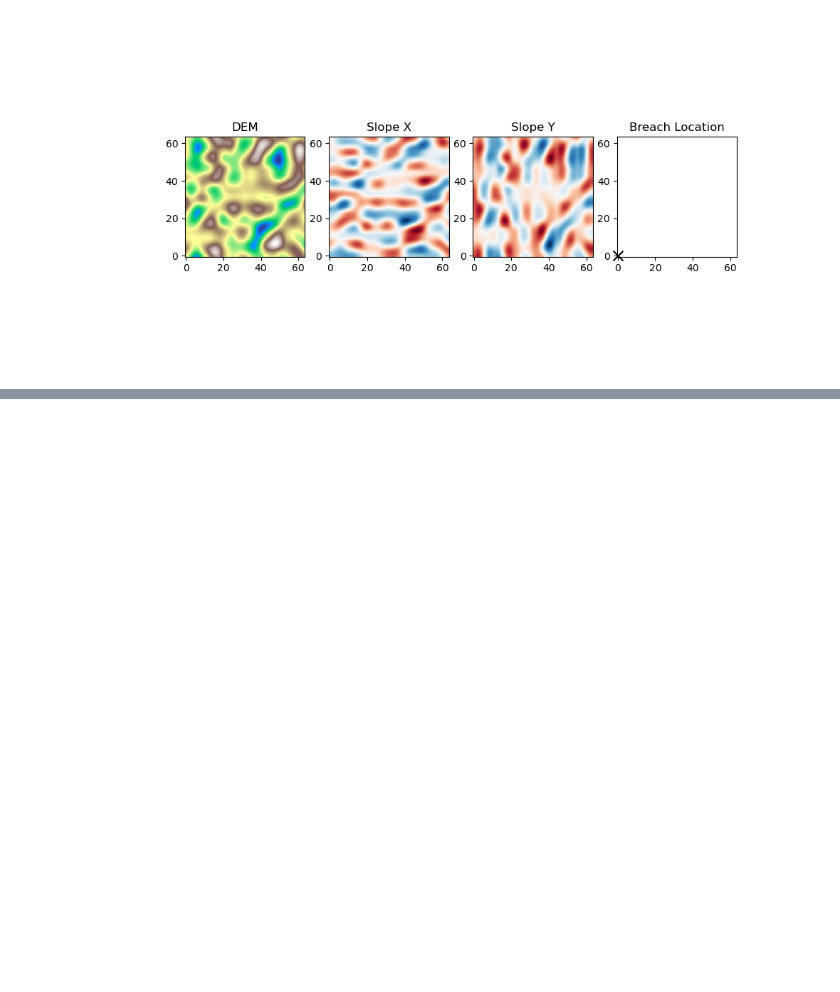
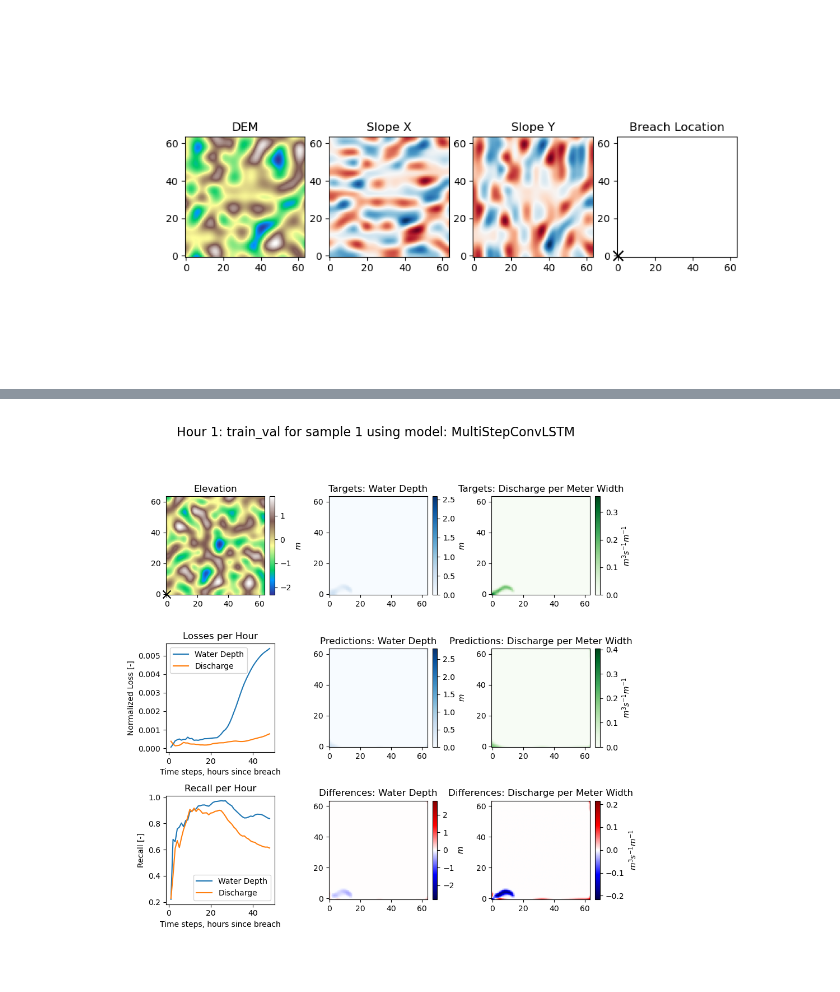
Before and after one commit to antoniomagherini99/FLOOD_group2, a Jupyter notebook: models/ConvLSTM_model/conv_lstm.ipynb, the cells around one changed output, grey strips where cells are left out. Saved outputs shown, nothing was run; the diff lists cells and outputs as text; code cells hidden in the pictures; blank space fills up the shorter version.

```diff
--- a/models/ConvLSTM_model/conv_lstm.ipynb
+++ b/models/ConvLSTM_model/conv_lstm.ipynb
@@ -195,3 +215,5 @@ normalized_train_dataset[0][0].shape
 # %%
-plot_animation(1, train_set, model, train_val,
+plot_animation(1, normalized_val_dataset, model, train_val,
                scaler_x, scaler_y, device = device, save = False)
+# %% [output]
+[figure, added]
```
Also changed, not shown: parts of 11 cells of this notebook, 6 other files.
